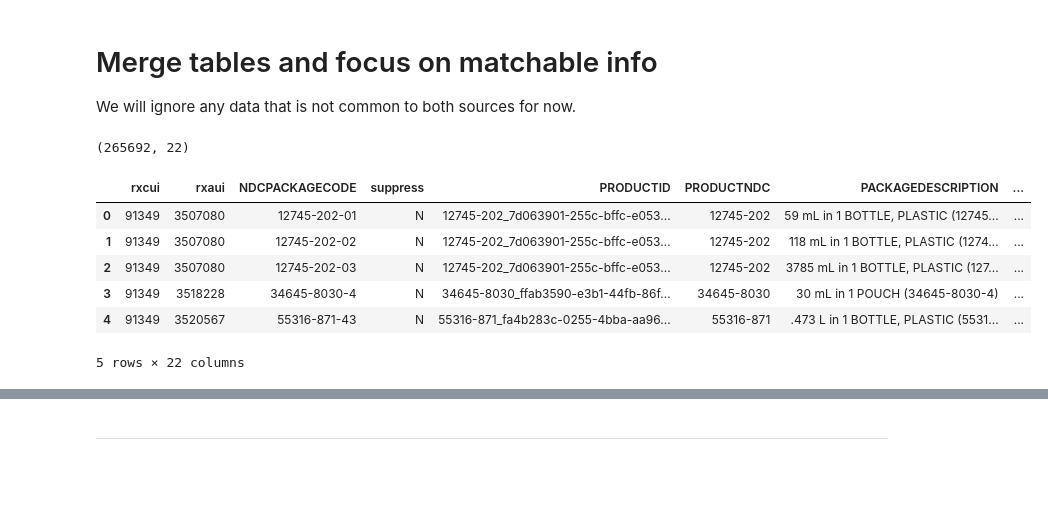
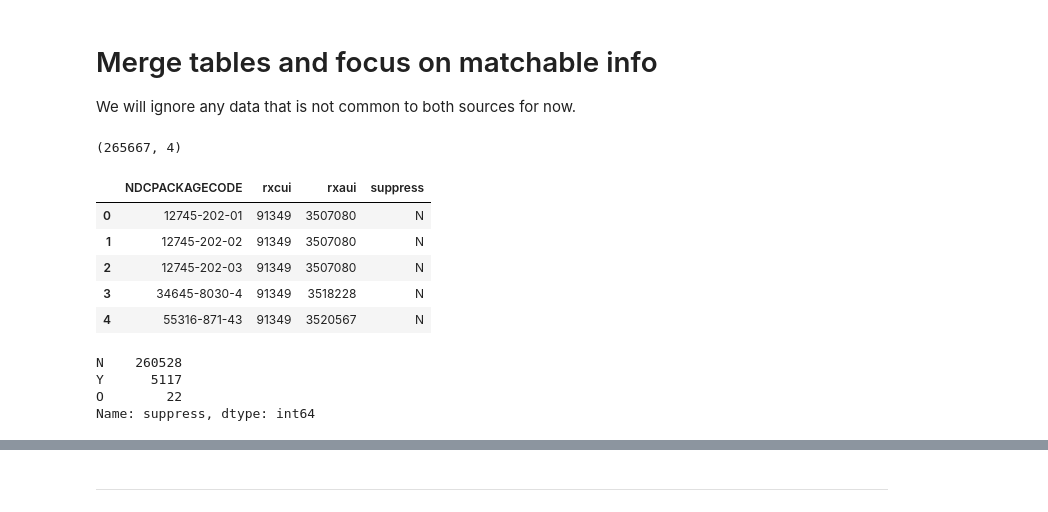
Before and after one commit to veleritas/ndc_active_ingredients, a Jupyter notebook: code/rxnorm/match_fda_and_rxnorm_ndc_info.ipynb, the cells around one changed output, grey strips where cells are left out. Drawn from its saved outputs; the diff is of its cells as text; code cells hidden in the pictures; blank space fills up the shorter version.

```diff
--- a/code/rxnorm/match_fda_and_rxnorm_ndc_info.ipynb
+++ b/code/rxnorm/match_fda_and_rxnorm_ndc_info.ipynb
@@ -101,24 +101,30 @@ We will move forward onto determining the active ingredient.
 
 We will ignore any data that is not common to both sources for now.
 # %%
-res = (rxnorm
-    [["rxcui", "rxaui", "atv", "suppress"]]
+common = (rxnorm
+    [["atv", "rxcui", "rxaui", "suppress"]]
     .rename(columns={"atv": "NDCPACKAGECODE"})
-    .merge(ndc_info, how="inner", on="NDCPACKAGECODE")
+    .merge(ndc_info[["NDCPACKAGECODE"]], how="inner", on="NDCPACKAGECODE")
     .drop_duplicates()
     .reset_index(drop=True)
 )
 # %%
-res.shape
+common.shape
 # %% [output]
-(265692, 22)
+(265667, 4)
 # %%
-res.head()
+common.head()
 # %% [output]
-|  | rxcui | rxaui | NDCPACKAGECODE | suppress | PRODUCTID | PRODUCTNDC | PACKAGEDESCRIPTION | ... |
-| 0 | 91349 | 3507080 | 12745-202-01 | N | 12745-202_7d063901-255c-bffc-e053... | 12745-202 | 59 mL in 1 BOTTLE, PLASTIC (12745... | ... |
-| 1 | 91349 | 3507080 | 12745-202-02 | N | 12745-202_7d063901-255c-bffc-e053... | 12745-202 | 118 mL in 1 BOTTLE, PLASTIC (1274... | ... |
-| 2 | 91349 | 3507080 | 12745-202-03 | N | 12745-202_7d063901-255c-bffc-e053... | 12745-202 | 3785 mL in 1 BOTTLE, PLASTIC (127... | ... |
-| 3 | 91349 | 3518228 | 34645-8030-4 | N | 34645-8030_ffab3590-e3b1-44fb-86f... | 34645-8030 | 30 mL in 1 POUCH (34645-8030-4) | ... |
-| 4 | 91349 | 3520567 | 55316-871-43 | N | 55316-871_fa4b283c-0255-4bba-aa96... | 55316-871 | .473 L in 1 BOTTLE, PLASTIC (5531... | ... |
+|  | NDCPACKAGECODE | rxcui | rxaui | suppress |
+| 0 | 12745-202-01 | 91349 | 3507080 | N |
+| 1 | 12745-202-02 | 91349 | 3507080 | N |
+| 2 | 12745-202-03 | 91349 | 3507080 | N |
+| 3 | 34645-8030-4 | 91349 | 3518228 | N |
+| 4 | 55316-871-43 | 91349 | 3520567 | N |
-5 rows × 22 columns
+# %%
+common["suppress"].value_counts()
+# %% [output]
+N    260528
+Y      5117
+O        22
+Name: suppress, dtype: int64
```
Also changed, not shown: parts of 52 cells of this notebook.
